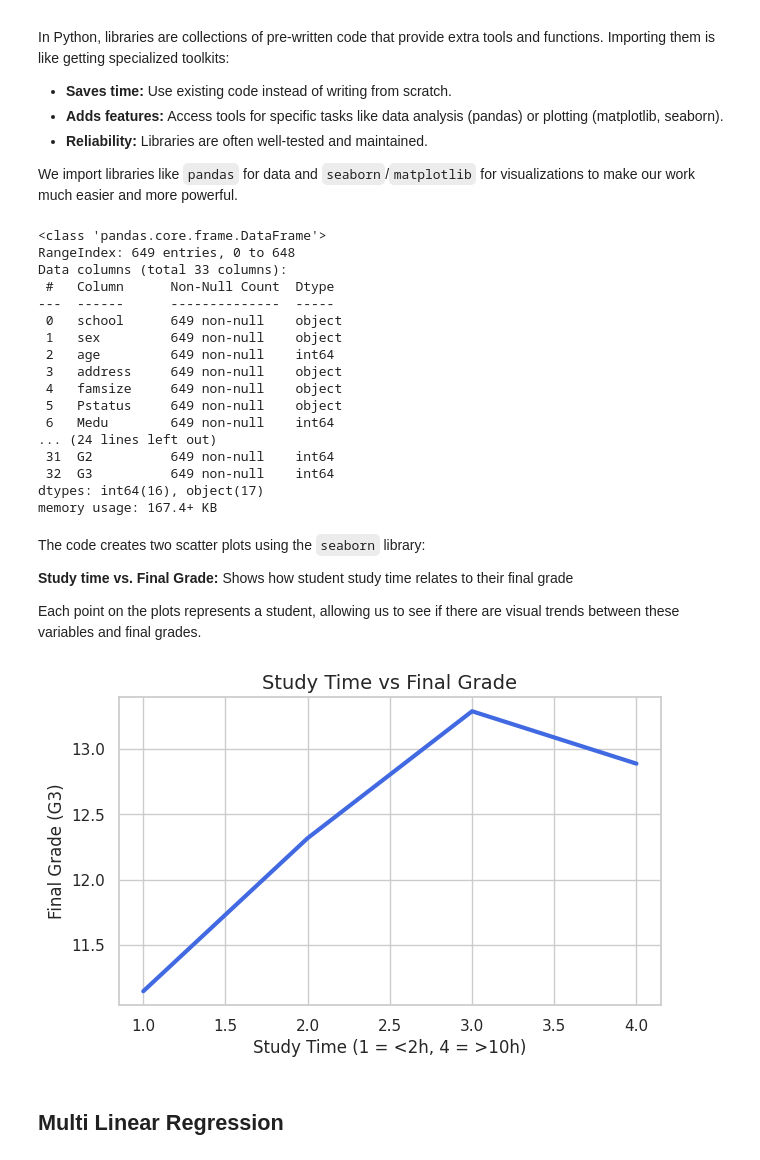
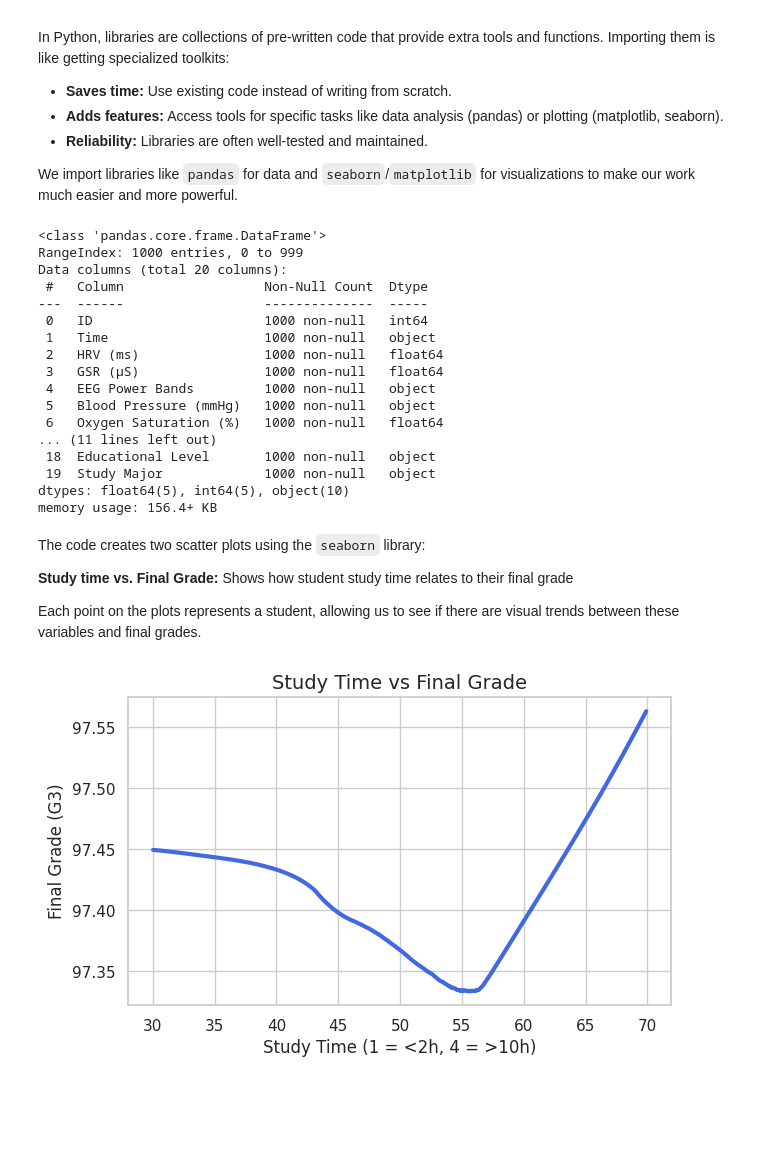
Before and after one commit to yanos84/Tutorials, a Jupyter notebook: SOCIO_TUTO.ipynb, the cells around one changed output. Drawn from its saved outputs; the diff is of its cells as text; code cells hidden in the pictures; blank space fills up the shorter version.

```diff
--- a/SOCIO_TUTO.ipynb
+++ b/SOCIO_TUTO.ipynb
@@ -245,27 +245,27 @@ import pandas as ps
 import seaborn as sns
 import matplotlib.pyplot as plt
 
-df = ps.read_csv("student-por.csv")
+df = ps.read_csv("psy.csv")
 df.head()
 df.info()
 # %% [output]
 <class 'pandas.core.frame.DataFrame'>
-RangeIndex: 649 entries, 0 to 648
-Data columns (total 33 columns):
- #   Column      Non-Null Count  Dtype
----  ------      --------------  -----
- 0   school      649 non-null    object
- 1   sex         649 non-null    object
- 2   age         649 non-null    int64
- 3   address     649 non-null    object
- 4   famsize     649 non-null    object
- 5   Pstatus     649 non-null    object
- 6   Medu        649 non-null    int64
-... (24 lines left out)
- 31  G2          649 non-null    int64
- 32  G3          649 non-null    int64
-dtypes: int64(16), object(17)
-memory usage: 167.4+ KB
+RangeIndex: 1000 entries, 0 to 999
+Data columns (total 20 columns):
+ #   Column                  Non-Null Count  Dtype
+---  ------                  --------------  -----
+ 0   ID                      1000 non-null   int64
+ 1   Time                    1000 non-null   object
+ 2   HRV (ms)                1000 non-null   float64
+ 3   GSR (μS)                1000 non-null   float64
+ 4   EEG Power Bands         1000 non-null   object
+ 5   Blood Pressure (mmHg)   1000 non-null   object
+ 6   Oxygen Saturation (%)   1000 non-null   float64
+... (11 lines left out)
+ 18  Educational Level       1000 non-null   object
+ 19  Study Major             1000 non-null   object
+dtypes: float64(5), int64(5), object(10)
+memory usage: 156.4+ KB
 # %% [markdown]
 The  code creates two scatter plots using the `seaborn` library:
 
@@ -275,22 +275,20 @@ Each point on the plots represents a student, allowing us to see if there are vi
 # %%
 # Set the visual style
 sns.set_theme(style="whitegrid")
 
 # Simple smooth curve (no points)
 plt.figure(figsize=(7, 4))
 sns.regplot(
     data=df,
-    x="studytime",
-    y="G3",
+    x="Ambient Noise (dB)",
+    y="Oxygen Saturation (%)",
     scatter=False,   # hide points
     lowess=True,     # use a smooth non-linear curve
     line_kws={"color": "royalblue", "lw": 3}
 )
 plt.title("Study Time vs Final Grade", fontsize=14)
 plt.xlabel("Study Time (1 = <2h, 4 = >10h)")
 plt.ylabel("Final Grade (G3)")
 plt.show()
 # %% [output]
-[figure, old version]
+[figure, new version]
-# %% [markdown]
-## Multi Linear Regression
```
Also changed, not shown: parts of 13 cells of this notebook.
